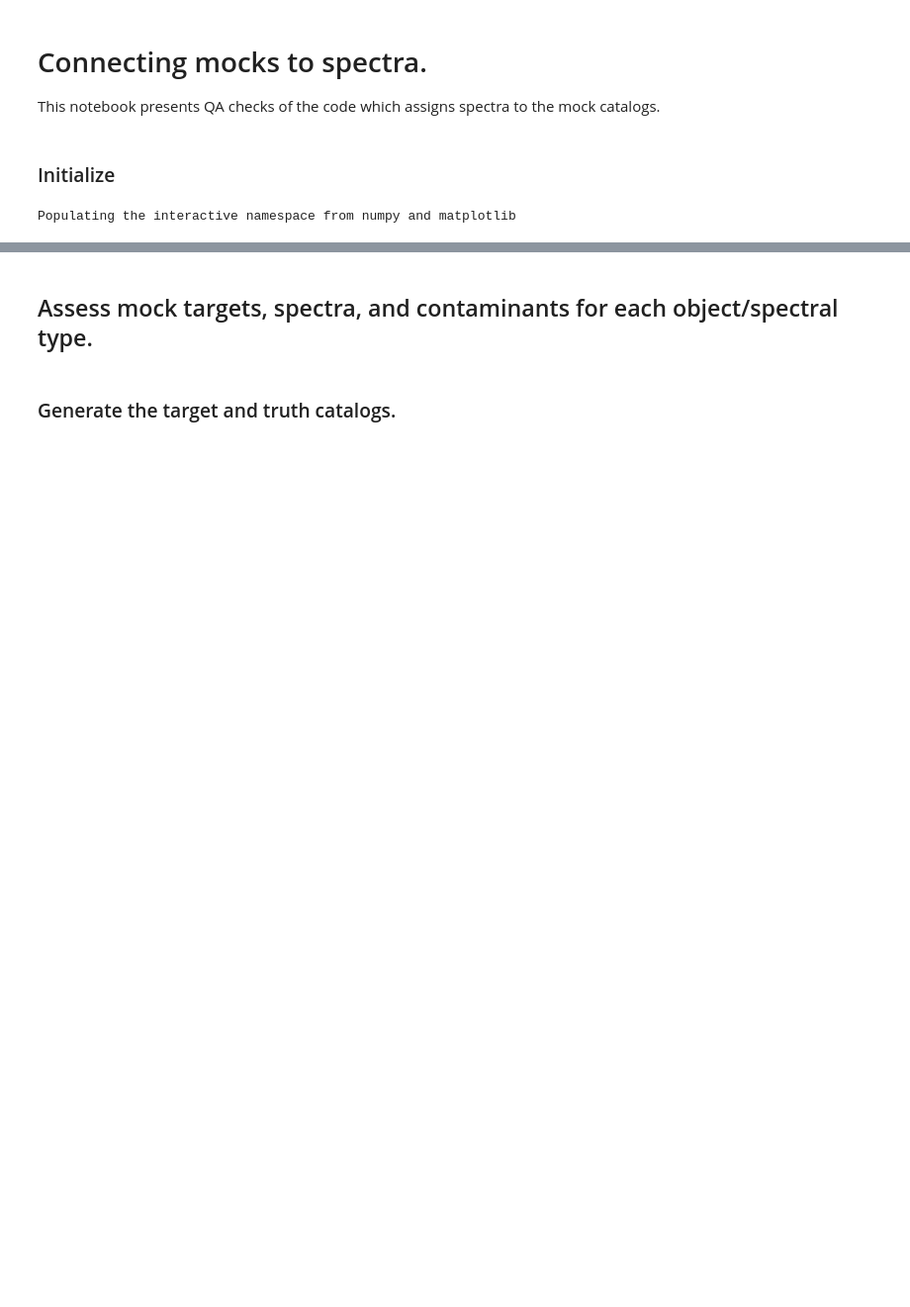
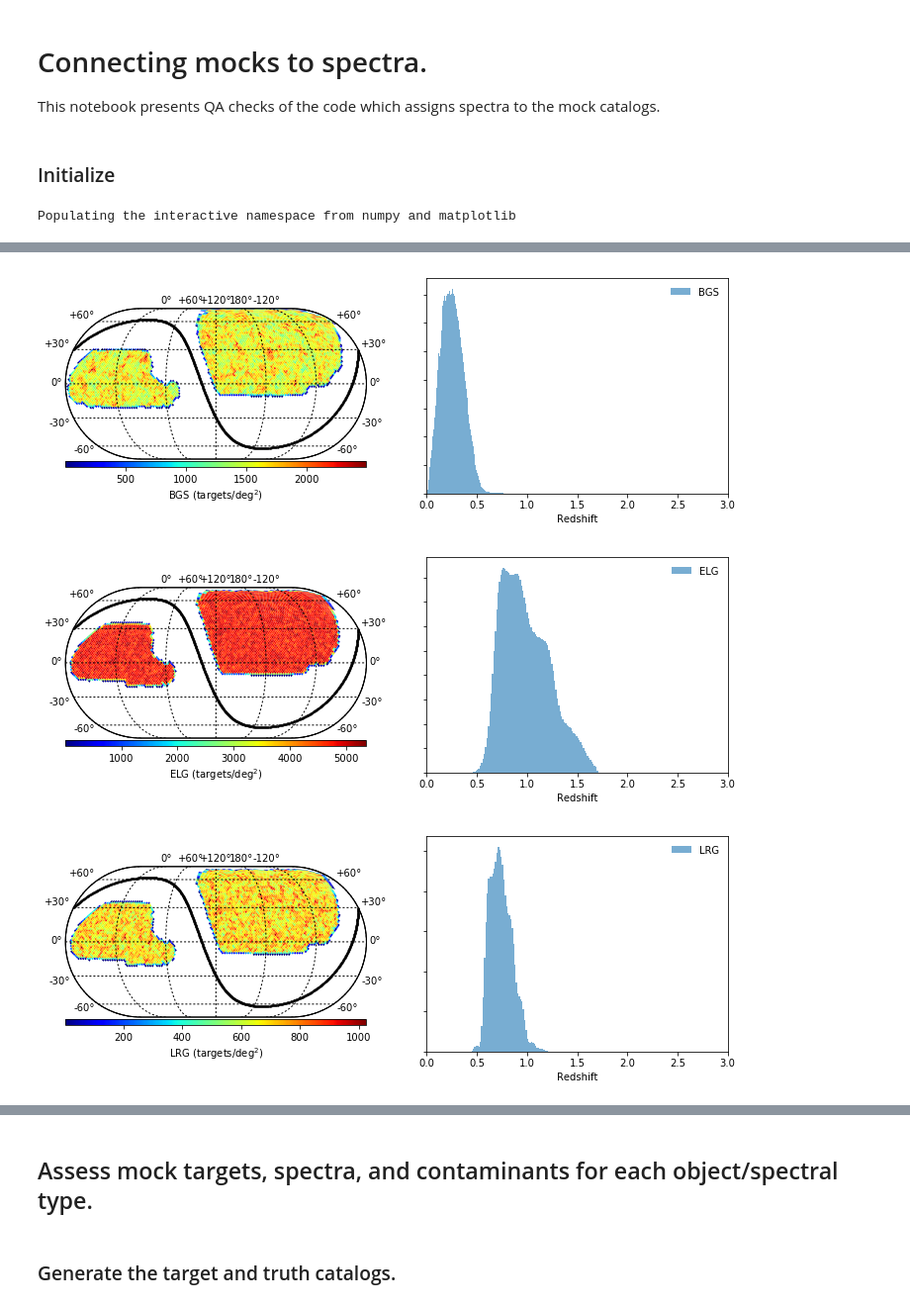
Before and after one commit to desihub/desitarget, a Jupyter notebook: doc/nb/mock-qa.ipynb, the cells around one changed output, grey strips where cells are left out. Shown at 99% size. Cells and saved outputs as stored; diff of their text form; code cells hidden in the pictures; blank space fills up the shorter version.

```diff
--- a/doc/nb/mock-qa.ipynb
+++ b/doc/nb/mock-qa.ipynb
@@ -54,0 +112,2 @@ def read_MXXL(hdf5file):
+# %%
+data['LYA'] = read_lya()
@@ -54,0 +116,3 @@ def read_MXXL(hdf5file):
+# %%
+mockfile = os.path.join(_GRFpath(sky=True), 'random.fits')
+data['SKY'] = read_GRF(mockfile)
@@ -59,7 +127,7 @@ def qamock_sky(cat, objtype, ax=None):
         warnings.simplefilter('ignore')
         basemap = init_sky(galactic_plane_color='k', ax=ax[0]);
         plot_sky_binned(cat['RA'], cat['DEC'], verbose=False,
-                        clip_lo='!1', cmap='jet', #plot_type='healpix',
+                        clip_lo='!1', cmap='jet', plot_type='healpix',
                         label=r'{} (targets/deg$^2$)'.format(objtype),
                         basemap=basemap)
     if 'Z' in cat.keys():
@@ -68,16 +136,6 @@ def qamock_sky(cat, objtype, ax=None):
         ax[1].set_xlim(0, 3)
         ax[1].yaxis.set_major_formatter(plt.NullFormatter())
         ax[1].legend(loc='upper right', frameon=False)
+    else:
+        ax[1].axis('off')
     fig.subplots_adjust(wspace=0.2)
-# %%
-data = list()
-log.warning(r'Note: the BGS mock is selected to have $r_{SDSS}<20$, which is not quite right.')
-mockfile = os.path.join(os.getenv('DESI_ROOT'), 'mocks', 'bgs', 'MXXL', 'desi_footprint', 'v0.0.3', 'BGS.hdf5')
-data.append(read_MXXL(mockfile))
-
-for mock in ('ELG', 'LRG', 'QSO'):
-    mockfile = os.path.join(_GRFpath(), '{}.fits'.format(mock))
-    data.append(read_GRF(mockfile))
-
-mockfile = os.path.join(os.getenv('DESI_ROOT'), 'mocks', 'GaussianRandomField', 'v0.0.1', '2048', 'random.fits')
-data.append(read_GRF(mockfile))
@@ -100,0 +142,7 @@ for cat, objtype in zip(data, ('BGS', 'ELG', 'LRG', 'QSO', 'SKY')):
+# %%
+for obj in ('BGS', 'ELG', 'LRG'):
+    qamock_sky(data[obj], obj)
+# %% [output]
+[figure, added]
+[figure, added]
+[figure, added]
```
Also changed, not shown: parts of 38 cells of this notebook.
